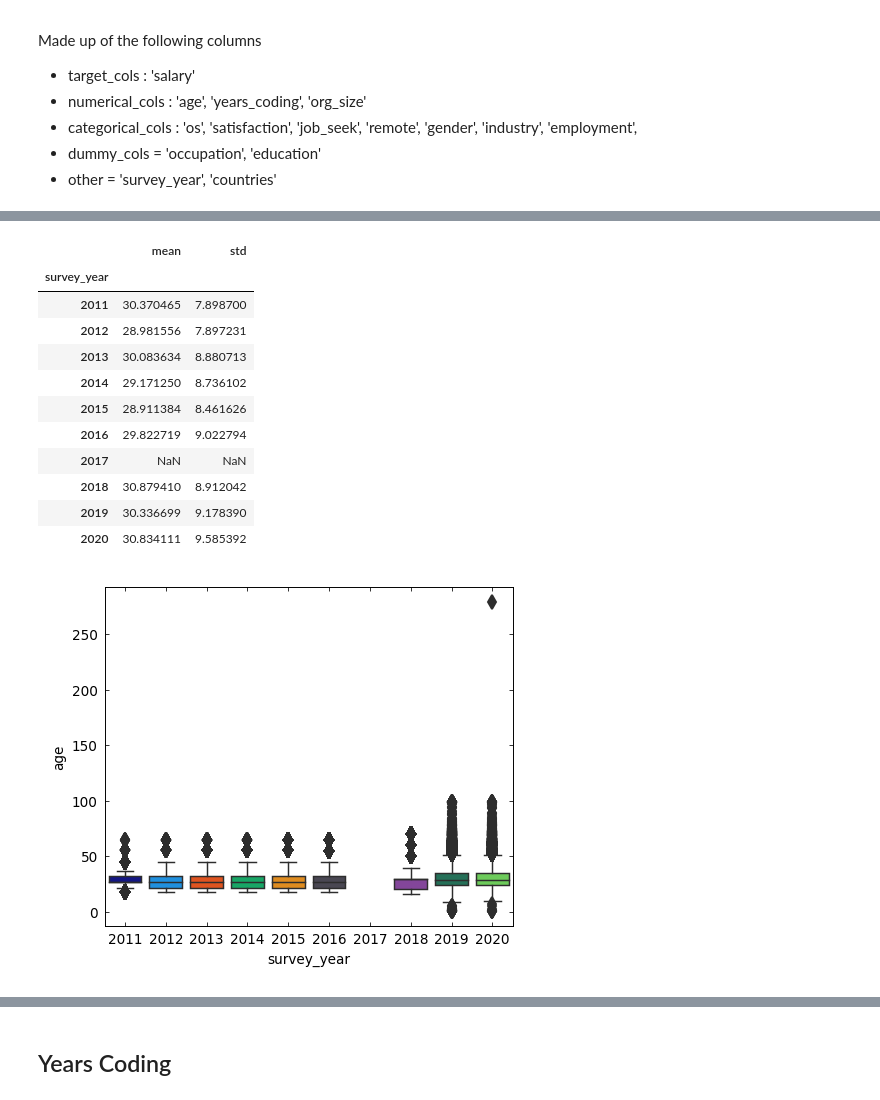
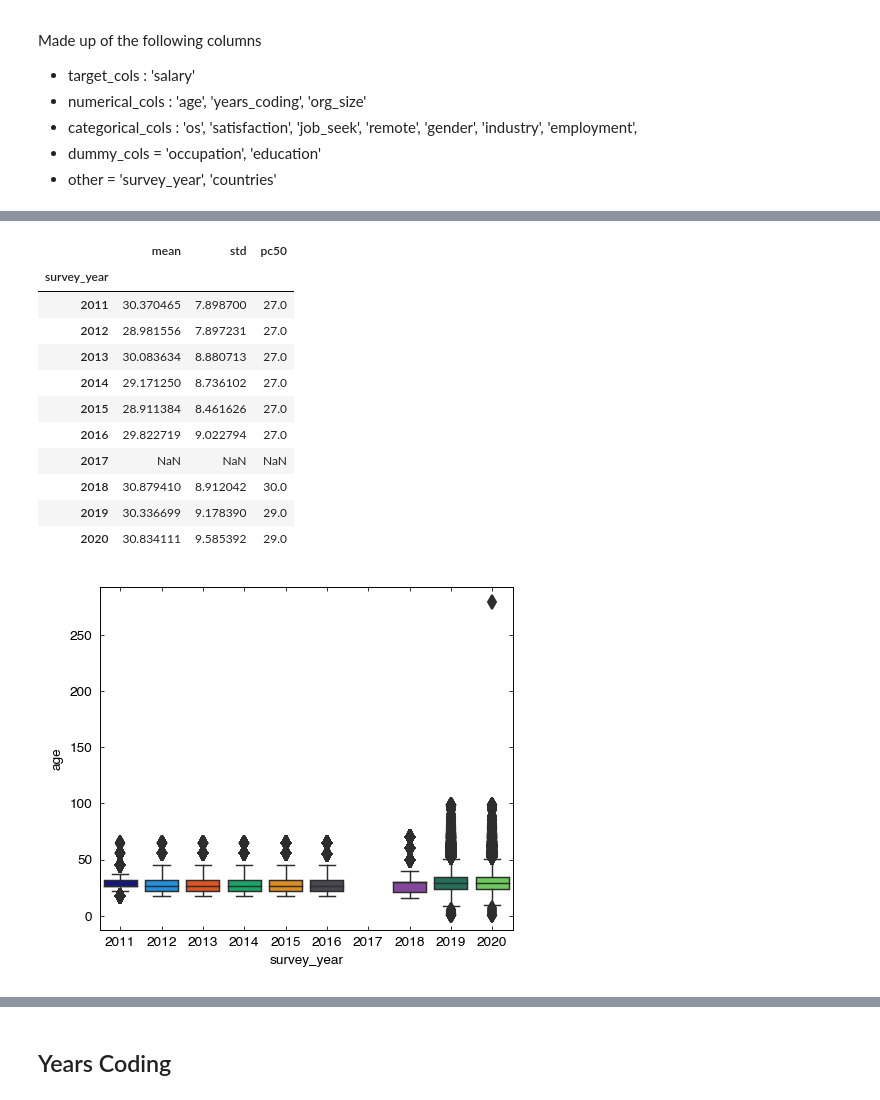
Before and after one commit to djlns/stackoverflow-insights, a Jupyter notebook: analysis.ipynb, the cells around one changed output, grey strips where cells are left out. Cells and saved outputs as stored; diff of their text form; code cells hidden in the pictures.

```diff
--- a/analysis.ipynb
+++ b/analysis.ipynb
@@ -25,3 +25,7 @@ from sklearn.preprocessing import StandardScaler
 from routines import xzload, mpl_defs, stackplot
 
 colours = mpl_defs()
+
+def pc50(x):
+    ''' returns the 50th percentile, ignoring NaNs '''
+    return np.nanpercentile(x, 50)
@@ -62,19 +66,19 @@ First up, participant age. Note that the question wasn't asked in 2017
 # %%
-age = df.groupby("survey_year")["age"].agg(["mean", "std"])
+age = df.groupby("survey_year")["age"].agg(["mean", "std", pc50])
 sns.boxplot(data=df, x="survey_year", y="age")
 age
 # %% [output]
-|  | mean | std |
-| survey_year |  |  |
-| 2011 | 30.370465 | 7.898700 |
-| 2012 | 28.981556 | 7.897231 |
-| 2013 | 30.083634 | 8.880713 |
-| 2014 | 29.171250 | 8.736102 |
-| 2015 | 28.911384 | 8.461626 |
-| 2016 | 29.822719 | 9.022794 |
-| 2017 | NaN | NaN |
-| 2018 | 30.879410 | 8.912042 |
-| 2019 | 30.336699 | 9.178390 |
-| 2020 | 30.834111 | 9.585392 |
+|  | mean | std | pc50 |
+| survey_year |  |  |  |
+| 2011 | 30.370465 | 7.898700 | 27.0 |
+| 2012 | 28.981556 | 7.897231 | 27.0 |
+| 2013 | 30.083634 | 8.880713 | 27.0 |
+| 2014 | 29.171250 | 8.736102 | 27.0 |
+| 2015 | 28.911384 | 8.461626 | 27.0 |
+| 2016 | 29.822719 | 9.022794 | 27.0 |
+| 2017 | NaN | NaN | NaN |
+| 2018 | 30.879410 | 8.912042 | 30.0 |
+| 2019 | 30.336699 | 9.178390 | 29.0 |
+| 2020 | 30.834111 | 9.585392 | 29.0 |
-[figure, old version]
+[figure, new version]
 # %% [markdown]
```
Also changed, not shown: parts of 73 cells of this notebook, 12 other files.
